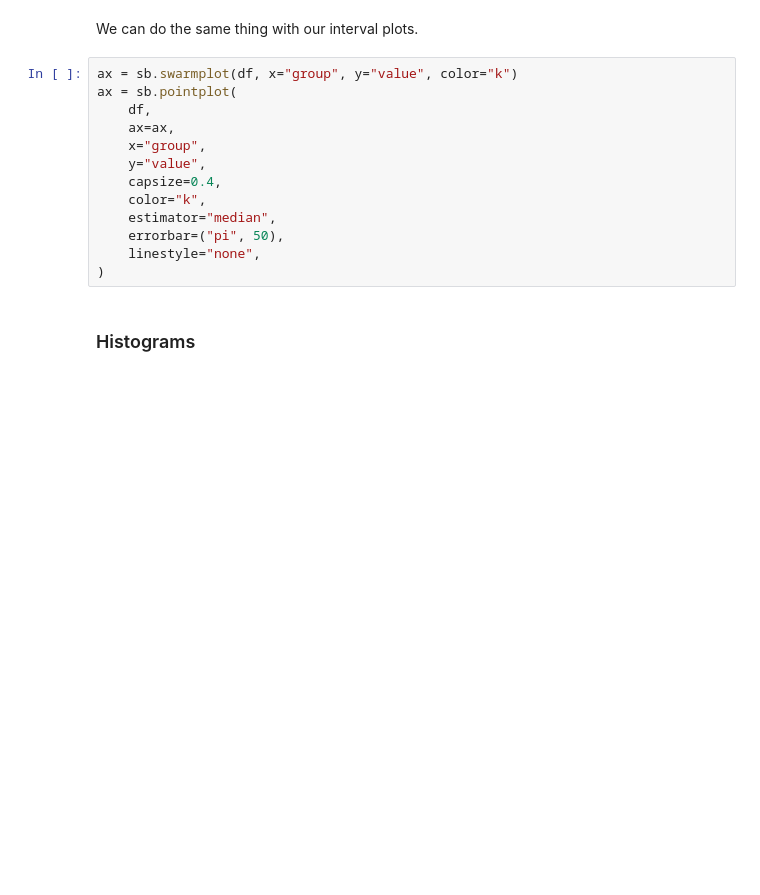
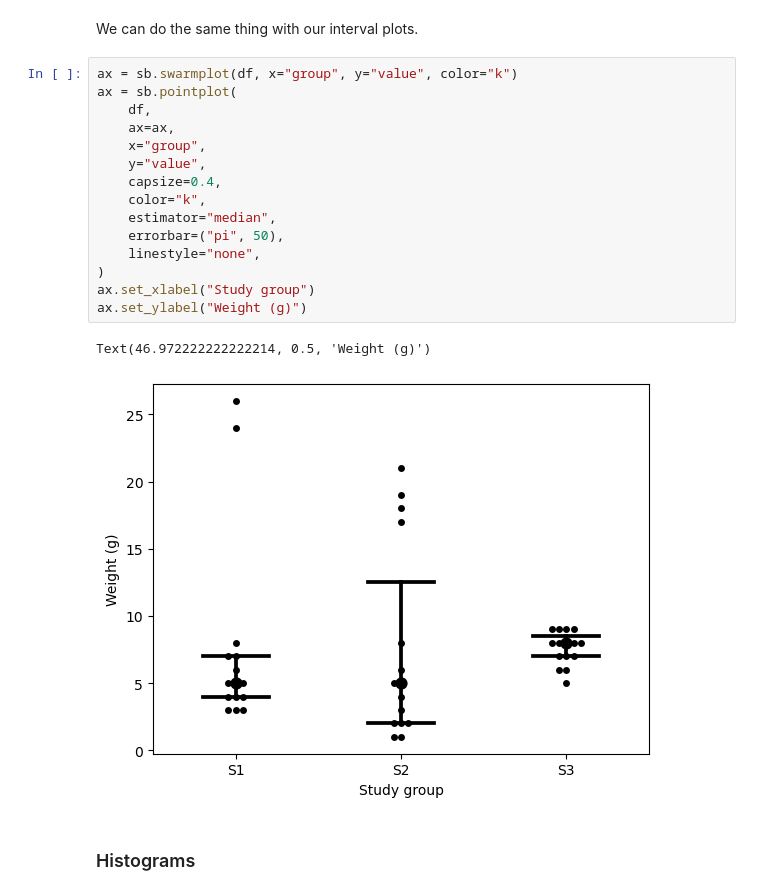
Before and after one commit to UBC-PATH/PATH548L-2025, a Jupyter notebook: worksheets/python/worksheet_2_descriptive_statistics.ipynb, the cells around one changed output. Saved outputs shown, nothing was run; the diff lists cells and outputs as text; blank space fills up the shorter version.

```diff
--- a/worksheets/python/worksheet_2_descriptive_statistics.ipynb
+++ b/worksheets/python/worksheet_2_descriptive_statistics.ipynb
@@ -107,16 +186,21 @@ We can do the same thing with our interval plots.
 # %%
 ax = sb.swarmplot(df, x="group", y="value", color="k")
 ax = sb.pointplot(
     df,
     ax=ax,
     x="group",
     y="value",
     capsize=0.4,
     color="k",
     estimator="median",
     errorbar=("pi", 50),
     linestyle="none",
 )
+ax.set_xlabel("Study group")
+ax.set_ylabel("Weight (g)")
+# %% [output]
+Text(46.972222222222214, 0.5, 'Weight (g)')
+[figure, added]
 # %% [markdown]
 ### Histograms
 # %% [markdown]
```
Also changed, not shown: parts of 42 cells of this notebook, 1 other file.
